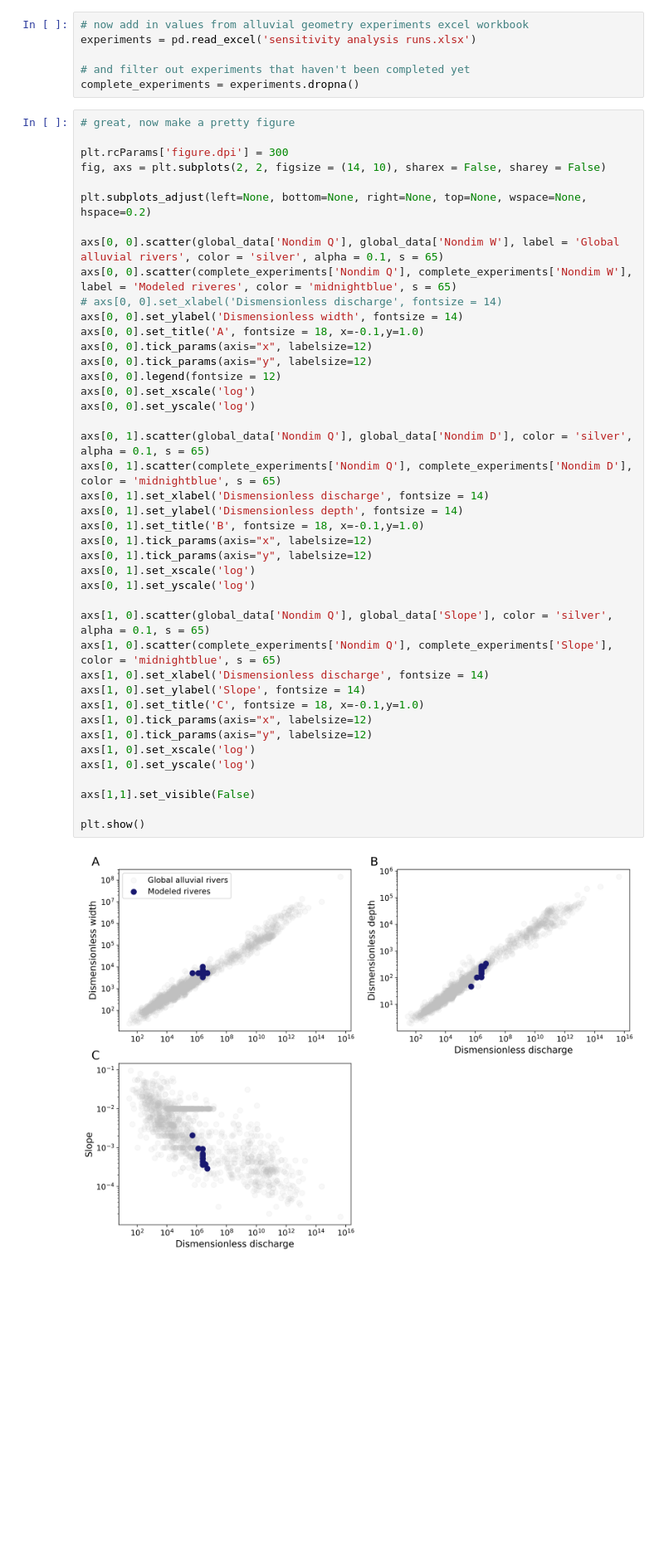
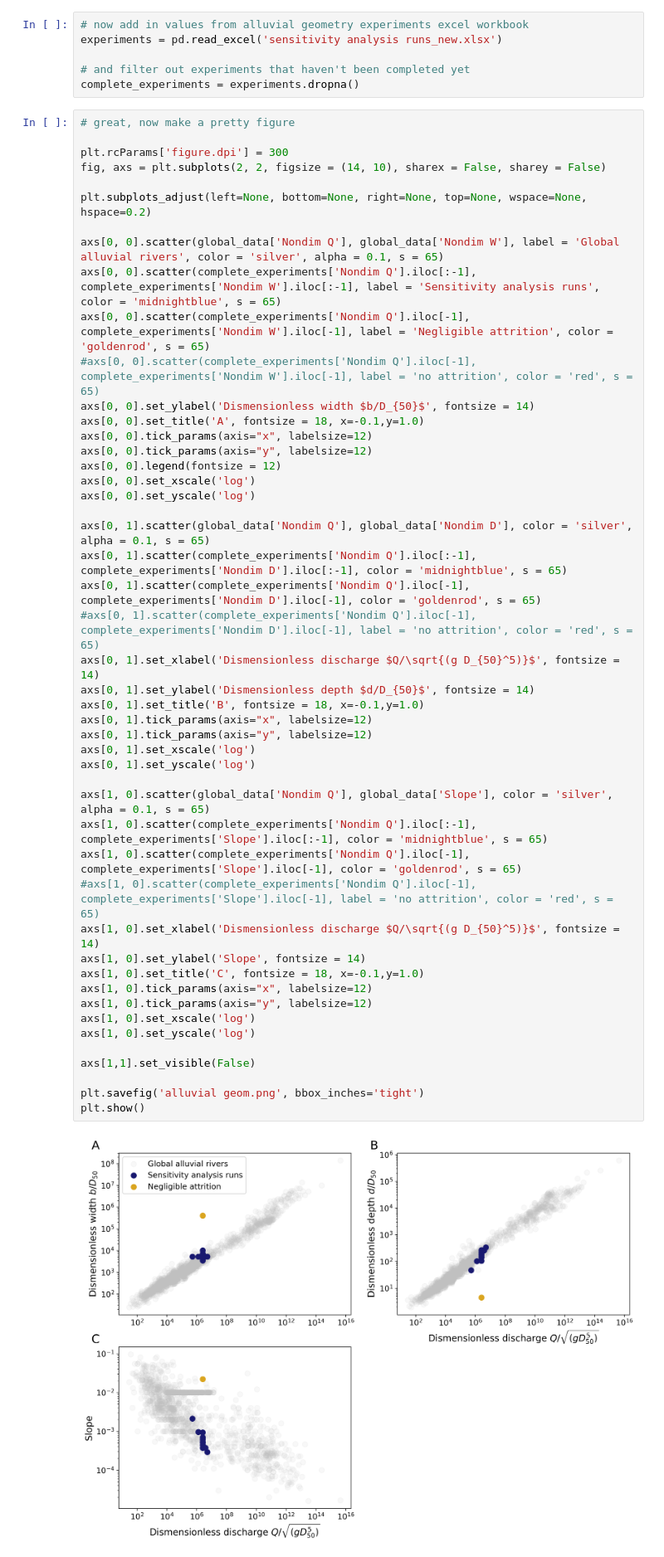
Before and after one commit to vaga3461/High-Plains, a Jupyter notebook: modeling headway FA22/manuscript figs/full model, instant hillslopes, 16 runs + default/phillips figure/Comparison with Phillips 2022 data.ipynb, the cells around one changed output. Shown at 83% size. Saved outputs shown, nothing was run; the diff lists cells and outputs as text; blank space fills up the shorter version.

```diff
--- a/modeling headway FA22/manuscript figs/full model, instant hillslopes, 16 runs + default/phillips figure/Comparison with Phillips 2022 data.ipynb
+++ b/modeling headway FA22/manuscript figs/full model, instant hillslopes, 16 runs + default/phillips figure/Comparison with Phillips 2022 data.ipynb
@@ -21,7 +21,7 @@ global_data['Nondim D'] = global_data['Depth (m)']/global_data['D50 (m)']
 global_data['Nondim Q'] = global_data['Discharge (m3/s)']/(np.sqrt(R * g * (global_data['D50 (m)']**5)))
 # %%
 # now add in values from alluvial geometry experiments excel workbook
-experiments = pd.read_excel('sensitivity analysis runs.xlsx')
+experiments = pd.read_excel('sensitivity analysis runs_new.xlsx')
 
 # and filter out experiments that haven't been completed yet
 complete_experiments = experiments.dropna()
@@ -33,39 +33,45 @@ fig, axs = plt.subplots(2, 2, figsize = (14, 10), sharex = False, sharey = False
 
 plt.subplots_adjust(left=None, bottom=None, right=None, top=None, wspace=None, hspace=0.2)
 
 axs[0, 0].scatter(global_data['Nondim Q'], global_data['Nondim W'], label = 'Global alluvial rivers', color = 'silver', alpha = 0.1, s = 65)
-axs[0, 0].scatter(complete_experiments['Nondim Q'], complete_experiments['Nondim W'], label = 'Modeled riveres', color = 'midnightblue', s = 65)
-# axs[0, 0].set_xlabel('Dismensionless discharge', fontsize = 14)
-axs[0, 0].set_ylabel('Dismensionless width', fontsize = 14)
+axs[0, 0].scatter(complete_experiments['Nondim Q'].iloc[:-1], complete_experiments['Nondim W'].iloc[:-1], label = 'Sensitivity analysis runs', color = 'midnightblue', s = 65)
+axs[0, 0].scatter(complete_experiments['Nondim Q'].iloc[-1], complete_experiments['Nondim W'].iloc[-1], label = 'Negligible attrition', color = 'goldenrod', s = 65)
+#axs[0, 0].scatter(complete_experiments['Nondim Q'].iloc[-1], complete_experiments['Nondim W'].iloc[-1], label = 'no attrition', color = 'red', s = 65)
+axs[0, 0].set_ylabel('Dismensionless width $b/D_{50}$', fontsize = 14)
 axs[0, 0].set_title('A', fontsize = 18, x=-0.1,y=1.0)
 axs[0, 0].tick_params(axis="x", labelsize=12)
 axs[0, 0].tick_params(axis="y", labelsize=12)
 axs[0, 0].legend(fontsize = 12)
 axs[0, 0].set_xscale('log')
 axs[0, 0].set_yscale('log')
 
 axs[0, 1].scatter(global_data['Nondim Q'], global_data['Nondim D'], color = 'silver', alpha = 0.1, s = 65)
-axs[0, 1].scatter(complete_experiments['Nondim Q'], complete_experiments['Nondim D'], color = 'midnightblue', s = 65)
-axs[0, 1].set_xlabel('Dismensionless discharge', fontsize = 14)
-axs[0, 1].set_ylabel('Dismensionless depth', fontsize = 14)
+axs[0, 1].scatter(complete_experiments['Nondim Q'].iloc[:-1], complete_experiments['Nondim D'].iloc[:-1], color = 'midnightblue', s = 65)
+axs[0, 1].scatter(complete_experiments['Nondim Q'].iloc[-1], complete_experiments['Nondim D'].iloc[-1], color = 'goldenrod', s = 65)
+#axs[0, 1].scatter(complete_experiments['Nondim Q'].iloc[-1], complete_experiments['Nondim D'].iloc[-1], label = 'no attrition', color = 'red', s = 65)
+axs[0, 1].set_xlabel('Dismensionless discharge $Q/\sqrt{(g D_{50}^5)}$', fontsize = 14)
+axs[0, 1].set_ylabel('Dismensionless depth $d/D_{50}$', fontsize = 14)
 axs[0, 1].set_title('B', fontsize = 18, x=-0.1,y=1.0)
 axs[0, 1].tick_params(axis="x", labelsize=12)
 axs[0, 1].tick_params(axis="y", labelsize=12)
 axs[0, 1].set_xscale('log')
 axs[0, 1].set_yscale('log')
 
 axs[1, 0].scatter(global_data['Nondim Q'], global_data['Slope'], color = 'silver', alpha = 0.1, s = 65)
-axs[1, 0].scatter(complete_experiments['Nondim Q'], complete_experiments['Slope'], color = 'midnightblue', s = 65)
-axs[1, 0].set_xlabel('Dismensionless discharge', fontsize = 14)
+axs[1, 0].scatter(complete_experiments['Nondim Q'].iloc[:-1], complete_experiments['Slope'].iloc[:-1], color = 'midnightblue', s = 65)
+axs[1, 0].scatter(complete_experiments['Nondim Q'].iloc[-1], complete_experiments['Slope'].iloc[-1], color = 'goldenrod', s = 65)
+#axs[1, 0].scatter(complete_experiments['Nondim Q'].iloc[-1], complete_experiments['Slope'].iloc[-1], label = 'no attrition', color = 'red', s = 65)
+axs[1, 0].set_xlabel('Dismensionless discharge $Q/\sqrt{(g D_{50}^5)}$', fontsize = 14)
 axs[1, 0].set_ylabel('Slope', fontsize = 14)
 axs[1, 0].set_title('C', fontsize = 18, x=-0.1,y=1.0)
 axs[1, 0].tick_params(axis="x", labelsize=12)
 axs[1, 0].tick_params(axis="y", labelsize=12)
 axs[1, 0].set_xscale('log')
 axs[1, 0].set_yscale('log')
 
 axs[1,1].set_visible(False)
 
+plt.savefig('alluvial geom.png', bbox_inches='tight')
 plt.show()
 # %% [output]
-[figure, old version]
+[figure, new version]
```
Also changed, not shown: 39 other files.
